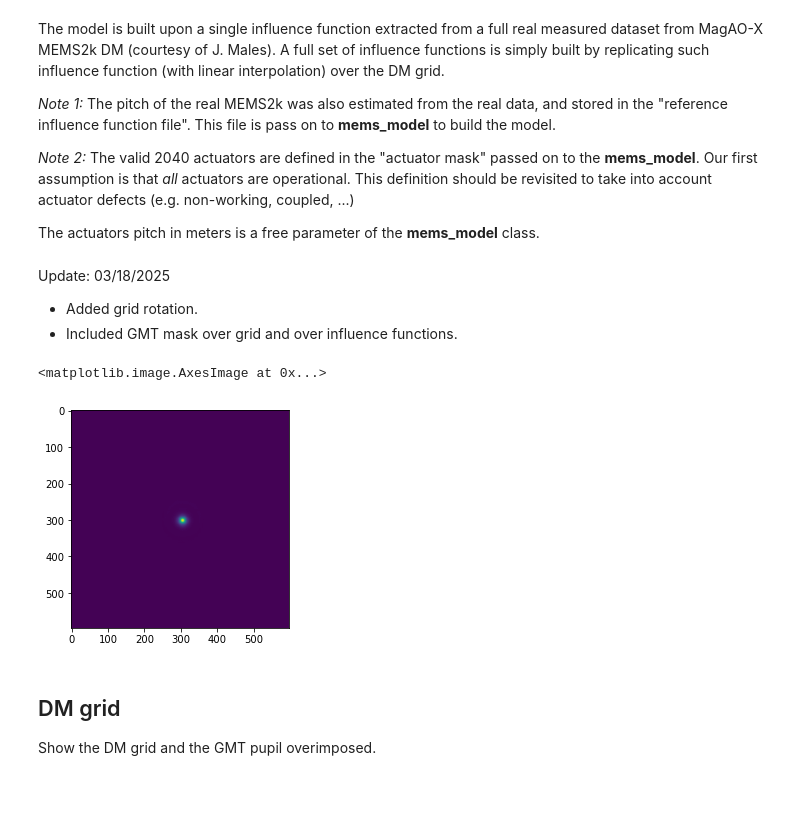
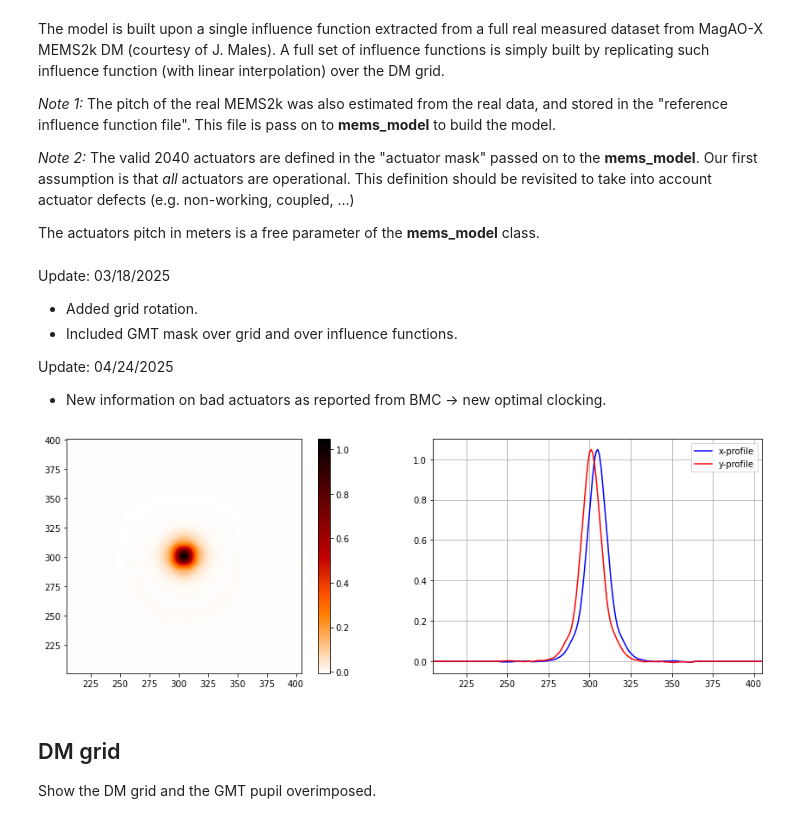
Before and after one commit to fquiros/CEO, a Jupyter notebook: python/ceo/gaps/mems_model_demo.ipynb, the cells around one changed output. Cells and saved outputs as stored; diff of their text form; code cells hidden in the pictures; blank space fills up the shorter version.

```diff
--- a/python/ceo/gaps/mems_model_demo.ipynb
+++ b/python/ceo/gaps/mems_model_demo.ipynb
@@ -24,6 +24,9 @@ The actuators pitch in meters is a free parameter of the **mems_model** class.
 Update: 03/18/2025
 - Added grid rotation.
 - Included GMT mask over grid and over influence functions.
+
+Update: 04/24/2025
+- New information on bad actuators as reported from BMC -> new optimal clocking.
 # %%
 #-- Data files containing Influence Function and actuator mask.
 ref_ifunc_fname = './data/mems2k/MagAO-X_MEMS2k_ReferenceIF.npz'
@@ -37,12 +42,28 @@ grid_rot_deg = -12.30 # Angle that places the Bumps in-between segments.
 
 #-- Initialize the model using the mems_model class
 mems2k = mems_model(ref_ifunc_fname, act_mask_fname, act_pitch_m=act_pitch_m, grid_rot_deg=grid_rot_deg)
-# %%
-#-- Show reference influence function
-plt.imshow(mems2k._mems_model__ref_ifunc)
-# %% [output]
-<matplotlib.image.AxesImage at 0x...>
-[figure, removed]
+# %%
+#-- Show reference influence function
+ref_ifunc    = mems2k._mems_model__ref_ifunc
+ref_ifunc_sz = mems2k._mems_model__ref_ifunc.shape
+ref_ifunc_maxloc = mems2k._mems_model__ref_ifunc_row_center, mems2k._mems_model__ref_ifunc_col_center
+
+fig, (ax1, ax2) = plt.subplots(ncols=2)
+fig.set_size_inches((15,5))
+im1 = ax1.imshow(ref_ifunc, cmap='gist_heat_r', origin='lower')
+clb1 = fig.colorbar(im1, ax=ax1)
+ax1.set_xlim([ref_ifunc_maxloc[1]-100, ref_ifunc_maxloc[1]+100]);
+ax1.set_ylim([ref_ifunc_maxloc[0]-100, ref_ifunc_maxloc[0]+100]);
+
+ax2.plot(ref_ifunc[round(ref_ifunc_maxloc[0]),:], color='b',label='x-profile')
+ax2.plot(ref_ifunc[:,round(ref_ifunc_maxloc[1])], color='r',label='y-profile')
+
+ax2.grid()
+ax2.legend()
+ax2.set_xlim([ref_ifunc_maxloc[1]-100, ref_ifunc_maxloc[1]+100]);
+#ax2.set_ylim([-0.006,0.1])
+# %% [output]
+[figure, added]
 # %% [markdown]
 ## DM grid
 Show the DM grid and the GMT pupil overimposed.
```
Also changed, not shown: parts of 7 cells of this notebook, 1 other file.
